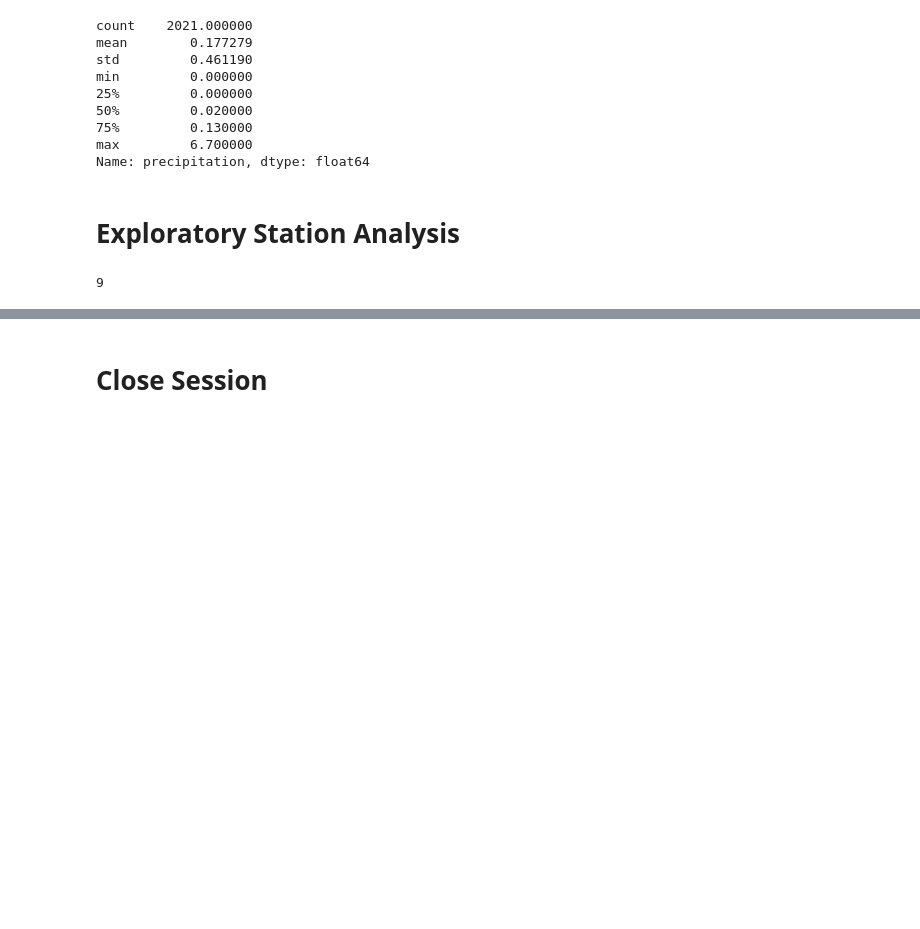
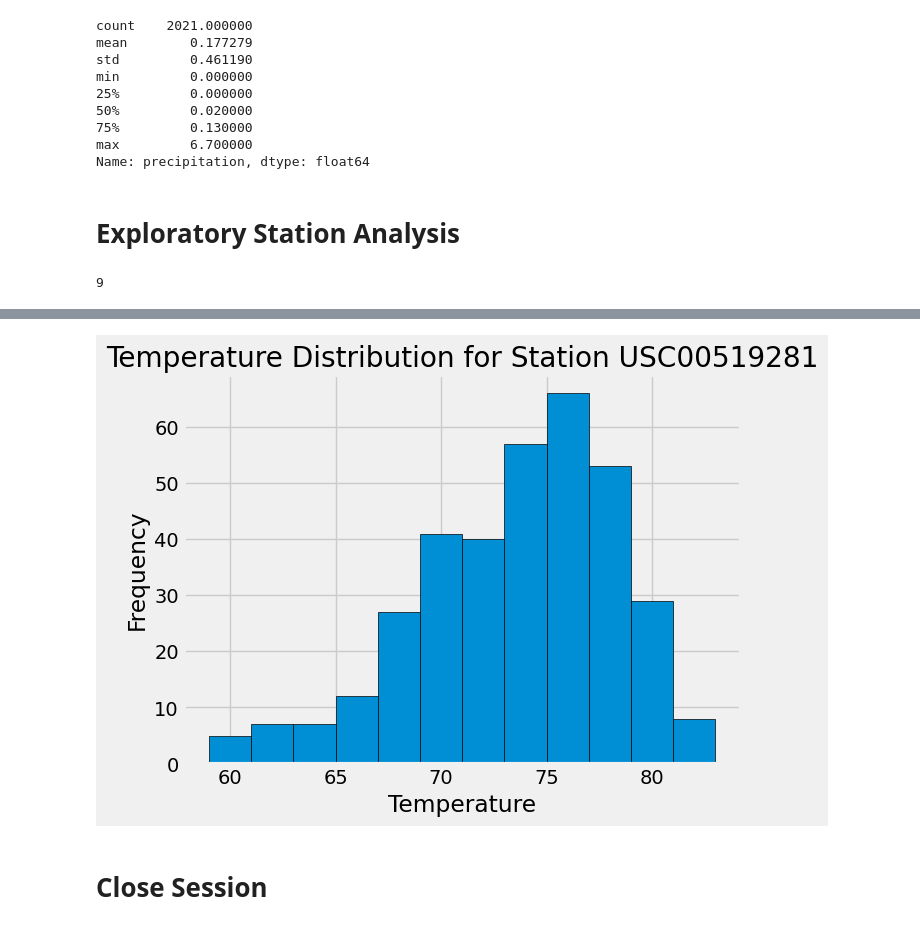
Before and after one commit to mwolfgangmath/SQLalchemy_challenge, a Jupyter notebook: SurfsUp/climateMW.ipynb, the cells around one changed output, grey strips where cells are left out. Drawn from its saved outputs; the diff is of its cells as text; code cells hidden in the pictures; blank space fills up the shorter version.

Commit message:
Part 1 completed precip and station analyses

```diff
--- a/SurfsUp/climateMW.ipynb
+++ b/SurfsUp/climateMW.ipynb
@@ -170,3 +177,10 @@ Station: USC00511918, Count: 1
 # %%
 # Using the most active station id
-# Query the last 12 months of temperature observation data for this station and plot the results as a histogram
+# Query the last 12 months of temperature observation data for this station
+
+temp_results=session.query(MeasurementClass.date,MeasurementClass.tobs).\
+filter(MeasurementClass.date>=prev_year).filter(MeasurementClass.station == 'USC00519281').all()
+
+# Convert the query results into a Pandas DataFrame
+temps_df = pd.DataFrame(temp_results, columns=['date', 'temperature'])
+temps_df
@@ -173,3 +201,12 @@ Station: USC00511918, Count: 1
+# %%
+# and plot the results as a histogram
+plt.hist(temps_df['temperature'], bins=12, edgecolor='black')
+plt.xlabel('Temperature')
+plt.ylabel('Frequency')
+plt.title('Temperature Distribution for Station USC00519281')
+plt.show()
+# %% [output]
+[figure, added]
 # %% [markdown]
 # Close Session
 # %%
```
Also changed, not shown: parts of 7 cells of this notebook.
